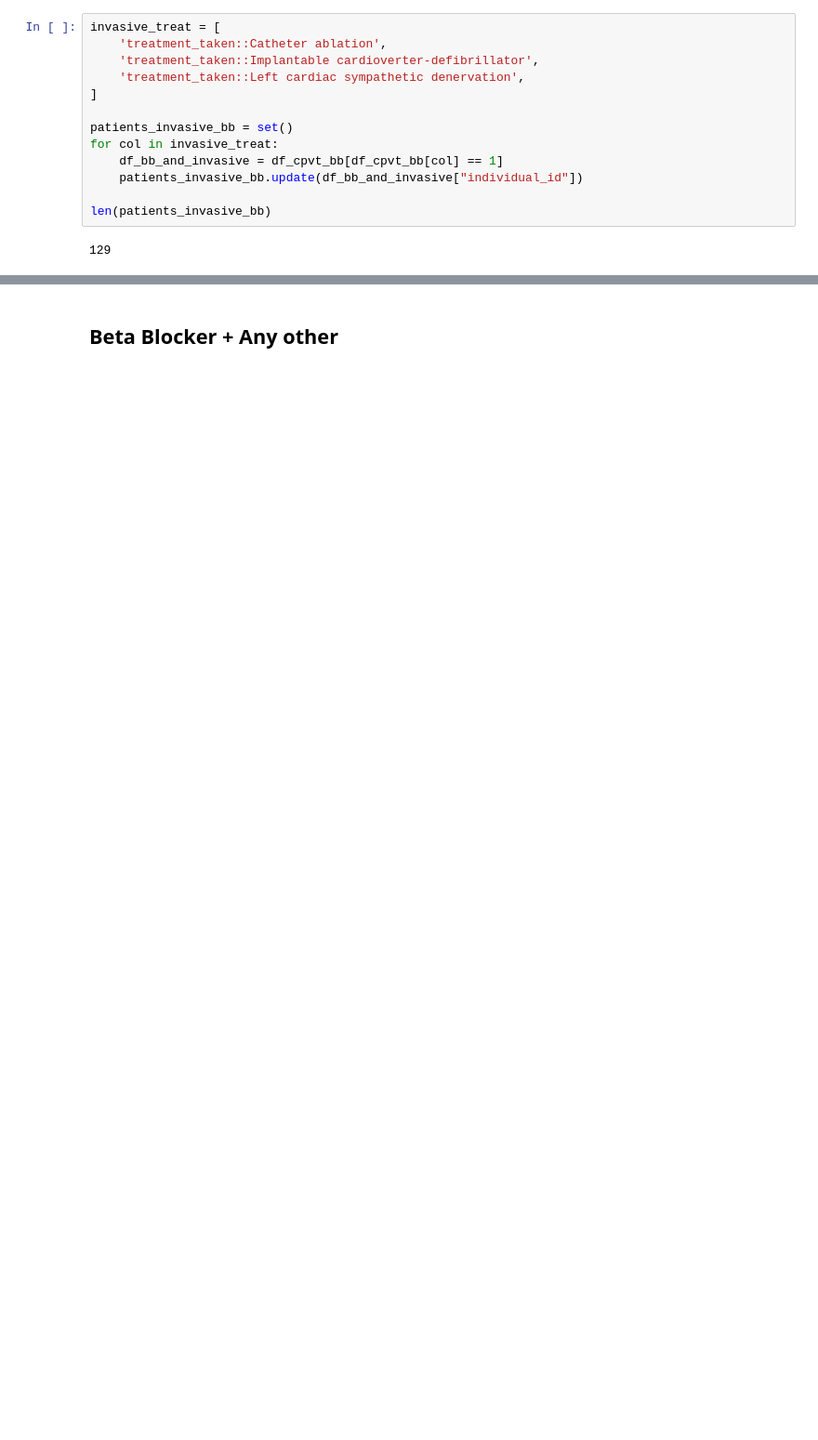
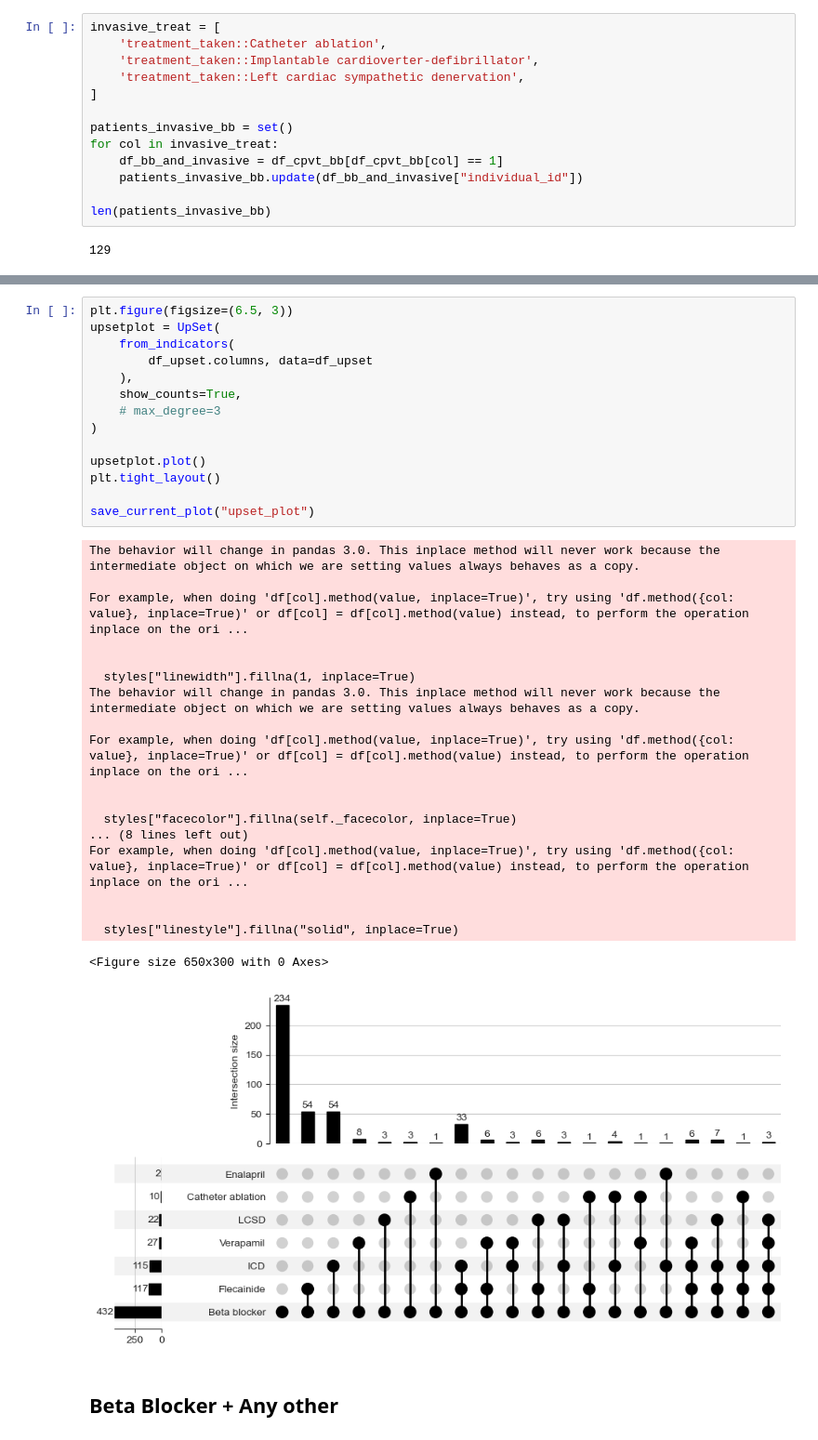
Before and after one commit to alexdaiii/cpvt_database_analysis, a Jupyter notebook: analysis/09_beta_blocker_cpvt.ipynb, the cells around one changed output, grey strips where cells are left out. Shown at 93% size. Cells and saved outputs as stored; diff of their text form; blank space fills up the shorter version.

Commit message:
upset

```diff
--- a/analysis/09_beta_blocker_cpvt.ipynb
+++ b/analysis/09_beta_blocker_cpvt.ipynb
@@ -207,3 +198,37 @@ len(patients_invasive_bb)
+# %%
+plt.figure(figsize=(6.5, 3))
+upsetplot = UpSet(
+    from_indicators(
+        df_upset.columns, data=df_upset
+    ),
+    show_counts=True,
+    # max_degree=3
+)
+
+upsetplot.plot()
+plt.tight_layout()
+
+save_current_plot("upset_plot")
+# %% [output]
+The behavior will change in pandas 3.0. This inplace method will never work because the intermediate object on which we are setting values always behaves as a copy.
+
+For example, when doing 'df[col].method(value, inplace=True)', try using 'df.method({col: value}, inplace=True)' or df[col] = df[col].method(value) instead, to perform the operation inplace on the ori ...
+
+
+  styles["linewidth"].fillna(1, inplace=True)
+The behavior will change in pandas 3.0. This inplace method will never work because the intermediate object on which we are setting values always behaves as a copy.
+
+For example, when doing 'df[col].method(value, inplace=True)', try using 'df.method({col: value}, inplace=True)' or df[col] = df[col].method(value) instead, to perform the operation inplace on the ori ...
+
+
+  styles["facecolor"].fillna(self._facecolor, inplace=True)
+... (8 lines left out)
+For example, when doing 'df[col].method(value, inplace=True)', try using 'df.method({col: value}, inplace=True)' or df[col] = df[col].method(value) instead, to perform the operation inplace on the ori ...
+
+
+  styles["linestyle"].fillna("solid", inplace=True)
+<Figure size 650x300 with 0 Axes>
+[figure, added]
 # %% [markdown]
 ## Beta Blocker + Any other
 # %%
```
Also changed, not shown: parts of 11 cells of this notebook, 3 other files.
